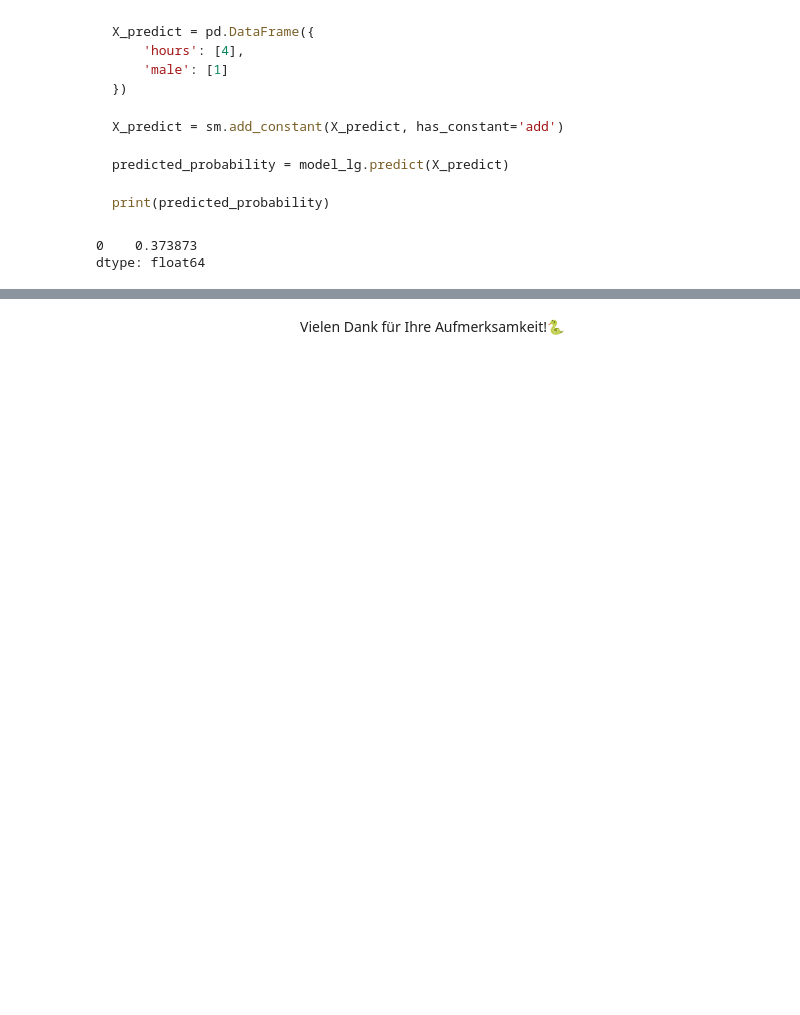
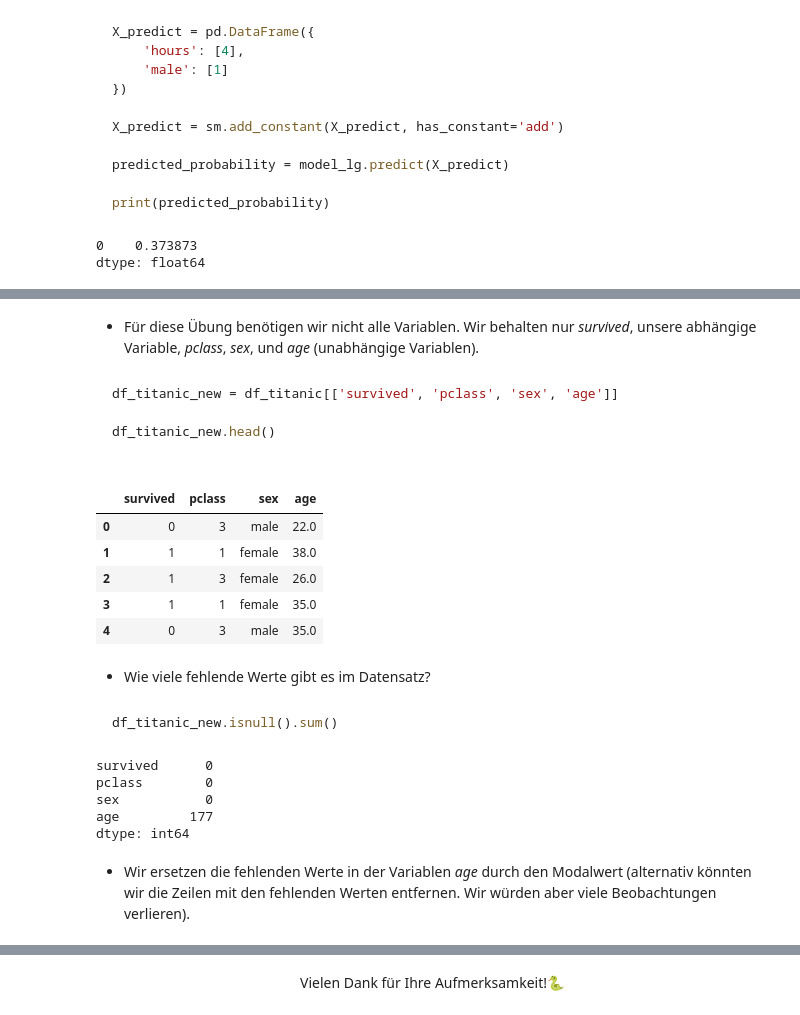
Before and after one commit to Alessandro1984/python_slides10, a Jupyter notebook: slides10.ipynb, the cells around one changed output, grey strips where cells are left out. Cells and saved outputs as stored; diff of their text form; code cells hidden in the pictures; blank space fills up the shorter version.

````diff
--- a/slides10.ipynb
+++ b/slides10.ipynb
@@ -442,0 +643,35 @@ dtype: float64
+# %% [markdown]
+- Für diese Übung benötigen wir nicht alle Variablen. Wir behalten nur *survived*, unsere abhängige Variable, *pclass*, *sex*, und *age* (unabhängige Variablen).
+# %% [markdown]
+```python
+df_titanic_new = df_titanic[['survived', 'pclass', 'sex', 'age']]
+
+df_titanic_new.head()
+
+```
+# %%
+df_titanic_new = df_titanic[['survived', 'pclass', 'sex', 'age']]
+df_titanic_new.head()
+# %% [output]
+|  | survived | pclass | sex | age |
+| 0 | 0 | 3 | male | 22.0 |
+| 1 | 1 | 1 | female | 38.0 |
+| 2 | 1 | 3 | female | 26.0 |
+| 3 | 1 | 1 | female | 35.0 |
+| 4 | 0 | 3 | male | 35.0 |
+# %% [markdown]
+- Wie viele fehlende Werte gibt es im Datensatz?
+# %% [markdown]
+```python
+df_titanic_new.isnull().sum()
+```
+# %%
+df_titanic_new.isnull().sum()
+# %% [output]
+survived      0
+pclass        0
+sex           0
+age         177
+dtype: int64
+# %% [markdown]
+- Wir ersetzen die fehlenden Werte in der Variablen *age* durch den Modalwert (alternativ könnten wir die Zeilen mit den fehlenden Werten entfernen. Wir würden aber viele Beobachtungen verlieren).
````
Also changed, not shown: parts of 47 cells of this notebook, 2 other files.
